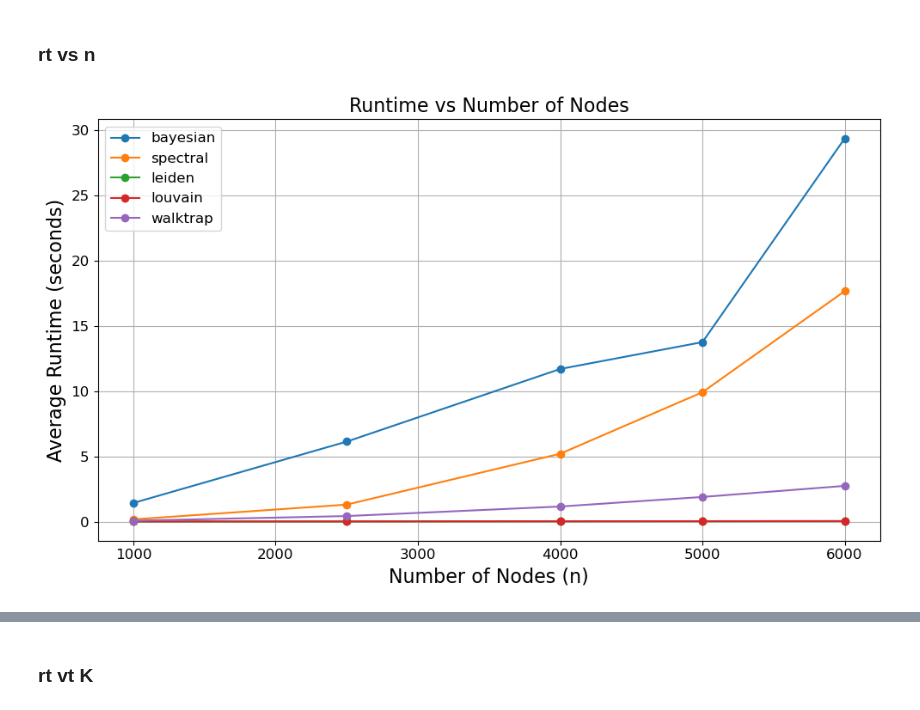
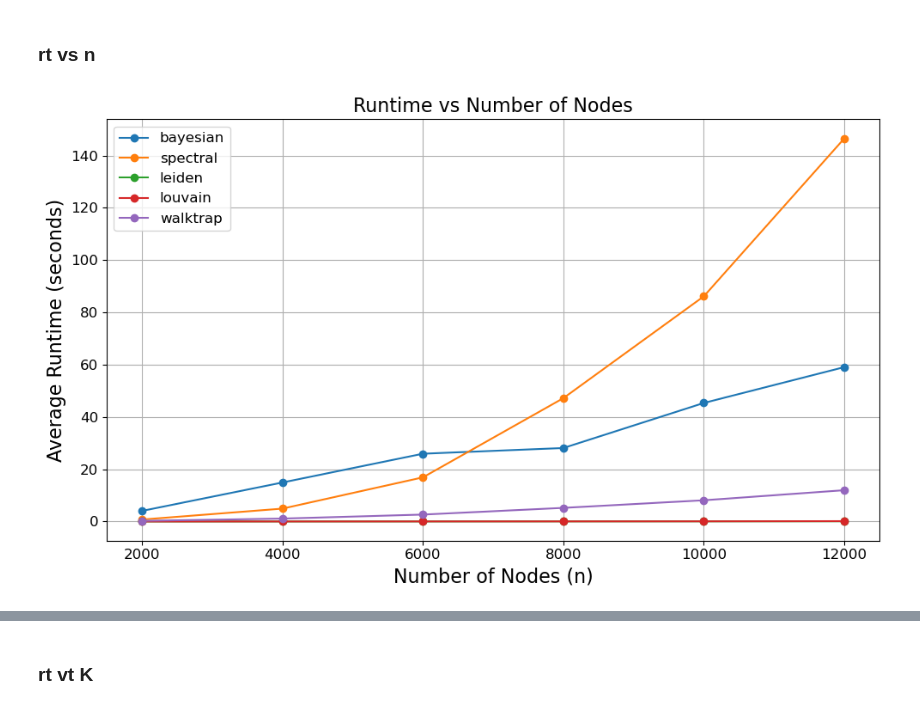
Before and after one commit to salyaa/semester_project, a Jupyter notebook: SBM_tests.ipynb, the cells around one changed output, grey strips where cells are left out. Cells and saved outputs as stored; diff of their text form; code cells hidden in the pictures.

```diff
--- a/SBM_tests.ipynb
+++ b/SBM_tests.ipynb
@@ -77,8 +59,8 @@ Completed n = 8000.
 # %% [markdown]
 ### rt vs n
 # %%
-range_n = [1000, 2500, 4000, 5000, 6000, 8000]
+range_n = [2000, 4000, 6000, 8000, 10000, 12000]
 # %%
-res_rt_vs_n = running_time_vs_n(range_n=range_n)
+res_rt_vs_n = running_time_vs_n(range_n=range_n, metric="adjusted_mutual_info_score")
 # %% [output]
-[figure, old version]
+[figure, new version]
```
Also changed, not shown: parts of 12 cells of this notebook, 5 other files.
